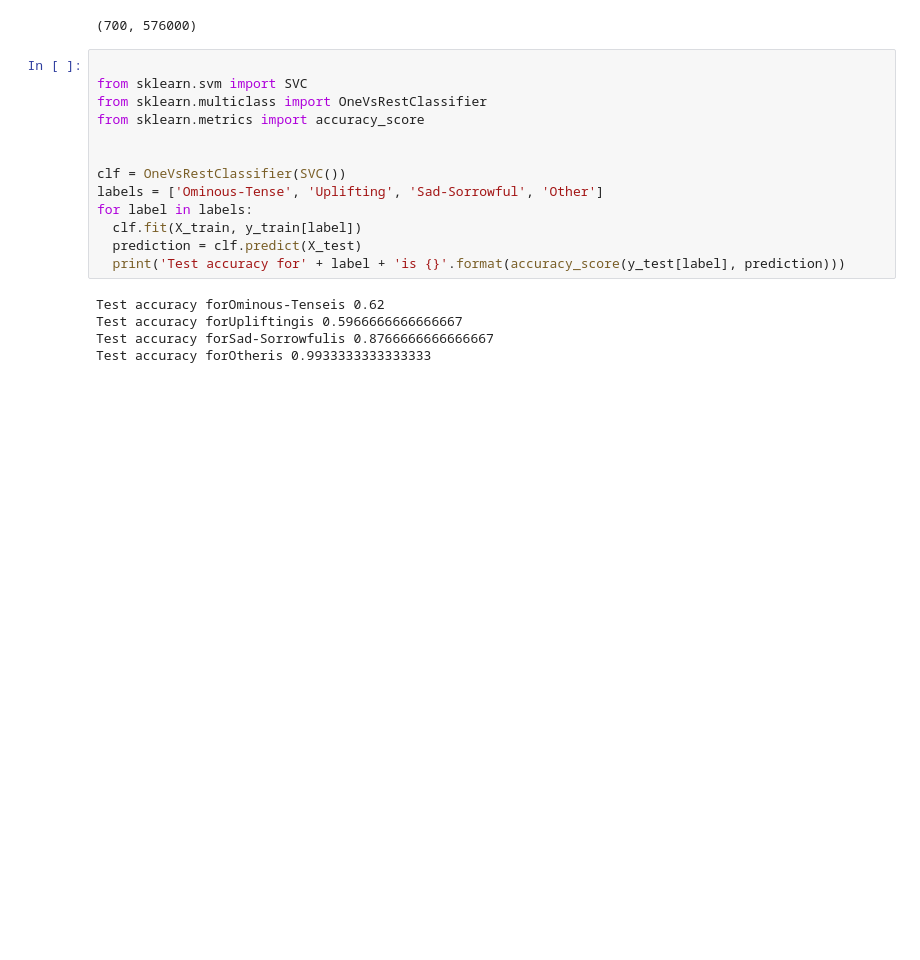
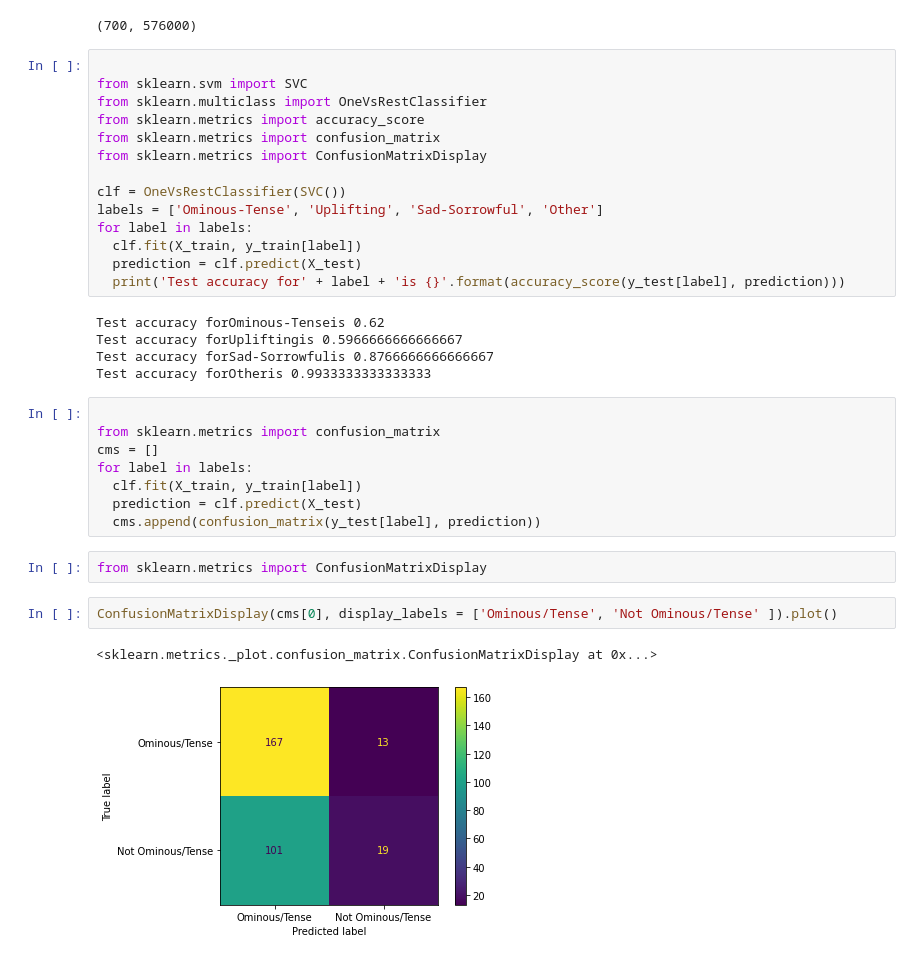
Before and after one commit to trey3p/emotion-music, a Jupyter notebook: svm_version1.ipynb, the cells around one changed output. Saved outputs shown, nothing was run; the diff lists cells and outputs as text; blank space fills up the shorter version.

Commit message:
Updated with confusion matrices

```diff
--- a/svm_version1.ipynb
+++ b/svm_version1.ipynb
@@ -136,7 +136,8 @@ X_train.shape
 from sklearn.svm import SVC
 from sklearn.multiclass import OneVsRestClassifier
 from sklearn.metrics import accuracy_score
-
+from sklearn.metrics import confusion_matrix
+from sklearn.metrics import ConfusionMatrixDisplay
 
 clf = OneVsRestClassifier(SVC())
 labels = ['Ominous-Tense', 'Uplifting', 'Sad-Sorrowful', 'Other']
@@ -149,3 +150,18 @@ Test accuracy forOminous-Tenseis 0.62
 Test accuracy forUpliftingis 0.5966666666666667
 Test accuracy forSad-Sorrowfulis 0.8766666666666667
 Test accuracy forOtheris 0.9933333333333333
+# %%
+
+from sklearn.metrics import confusion_matrix
+cms = []
+for label in labels:
+  clf.fit(X_train, y_train[label])
+  prediction = clf.predict(X_test)
+  cms.append(confusion_matrix(y_test[label], prediction))
+# %%
+from sklearn.metrics import ConfusionMatrixDisplay
+# %%
+ConfusionMatrixDisplay(cms[0], display_labels = ['Ominous/Tense', 'Not Ominous/Tense' ]).plot()
+# %% [output]
+<sklearn.metrics._plot.confusion_matrix.ConfusionMatrixDisplay at 0x...>
+[figure, added]
```
Also changed, not shown: parts of 3 cells of this notebook.
